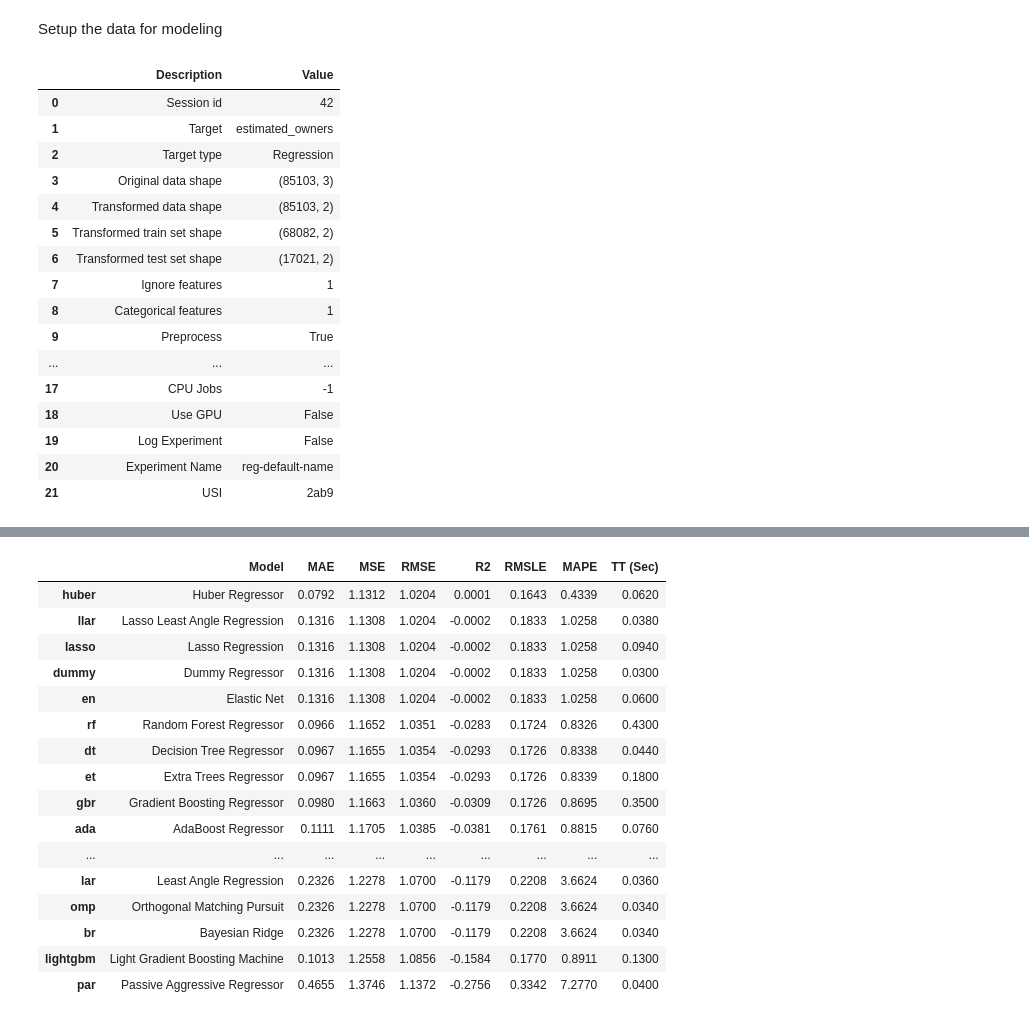
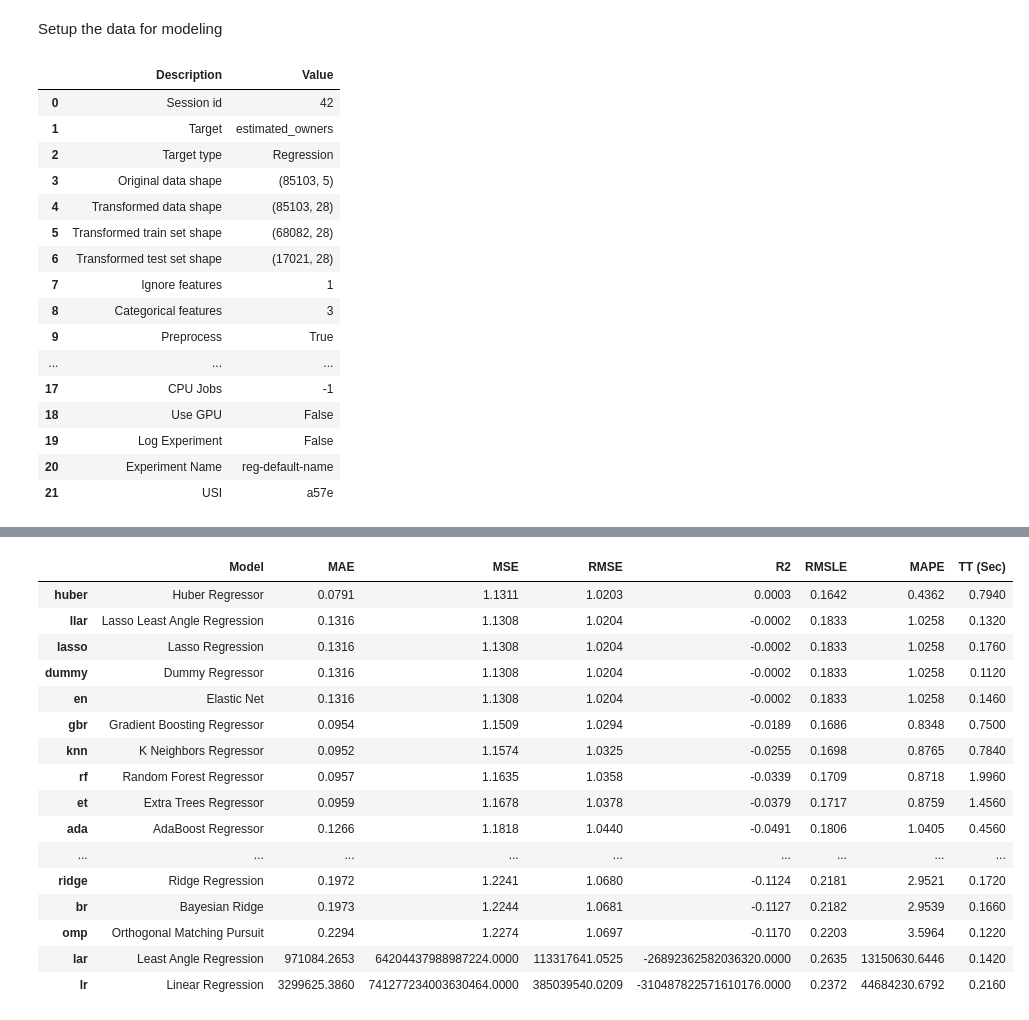
Before and after one commit to AlexOrtiz5/Games-Study, a Jupyter notebook: notebook/data_modeling.ipynb, the cells around one changed output, grey strips where cells are left out. Saved outputs shown, nothing was run; the diff lists cells and outputs as text; code cells hidden in the pictures.

```diff
--- a/notebook/data_modeling.ipynb
+++ b/notebook/data_modeling.ipynb
@@ -1000,12 +992,26 @@ category_df
 85103 rows × 4 columns
 # %% [markdown]
 Normalize the dataset
+# %%
+# Create a function to count the number of categories and genres
+def count_categories_genres(row):
+    # Split the 'categories' and 'genres' strings into lists
+    categories_list = row['categories'].split(',') if not pd.isnull(row['categories']) else []
+    genres_list = row['genres'].split(',') if not pd.isnull(row['genres']) else []
+
+    # Count the number of unique categories and genres
+    num_categories = len(set(categories_list))
+    num_genres = len(set(genres_list))
+
+    # Return the total count
+    return num_categories + num_genres
 # %%
-# # Download NLTK stopwords data
-# nltk.download('stopwords')
+# Apply the function to create the new column
+category_df['num_categories_genres'] = category_df.apply(count_categories_genres, axis=1)
+category_df
 
 # Columns to convert to lists
-columns_to_convert = [ 'categories', 'genres']
+columns_to_convert = ['categories', 'genres']
 
 # Fill NaN values with an empty string
 category_df[columns_to_convert] = category_df[columns_to_convert].fillna('')
@@ -1019,13 +1025,5 @@ category_df[numerical_columns] = scaler.fit_transform(category_df[numerical_colu
 categorical_columns = category_df.select_dtypes(include=['bool']).columns.difference(['appid'])
 category_df = pd.get_dummies(category_df, columns=categorical_columns, drop_first=True)
 
-category_df.drop(columns='genres', inplace=True)
-
-# # Use CountVectorizer to convert text columns to bag-of-words representation
-# count_vectorizer = CountVectorizer(stop_words=stopwords.words('english'))  # Use English stopwords
-# for column in columns_to_convert:
-#     column_bow = count_vectorizer.fit_transform(category_df[column])
-#     category_df = pd.concat([category_df, pd.DataFrame(column_bow.toarray(), columns=count_vectorizer.get_feature_names_out([column]))], axis=1)
-
 category_df
 # %% [output]
@@ -1047,57 +1045,54 @@ Setup the data for modeling
 # %%
 # Initialize PyCaret setup
 reg_setup = setup(
     data=category_df,
     target='estimated_owners',
     train_size=0.8,
     session_id=42,
     numeric_features=[],  # Specify numeric features if needed
-    categorical_features=['categories'],  # Specify categorical features
+    categorical_features=['categories', 'genres','num_categories_genres'],  # Specify categorical features
     ignore_features=['appid'],  # Specify features to ignore
-    fold=5,  # Specify the number of folds for cross-validation
-    # normalize=True,
-    # transformation=True,
-    # transform_target=True
+    fold=5
 )
 
 # Compare different regression models
 reg_models = compare_models()
 # %% [output]
 |  | Description | Value |
 | 0 | Session id | 42 |
 | 1 | Target | estimated_owners |
 | 2 | Target type | Regression |
-| 3 | Original data shape | (85103, 3) |
-| 4 | Transformed data shape | (85103, 2) |
-| 5 | Transformed train set shape | (68082, 2) |
-| 6 | Transformed test set shape | (17021, 2) |
+| 3 | Original data shape | (85103, 5) |
+| 4 | Transformed data shape | (85103, 28) |
+| 5 | Transformed train set shape | (68082, 28) |
+| 6 | Transformed test set shape | (17021, 28) |
 | 7 | Ignore features | 1 |
-| 8 | Categorical features | 1 |
+| 8 | Categorical features | 3 |
 | 9 | Preprocess | True |
 | ... | ... | ... |
 | 17 | CPU Jobs | -1 |
 | 18 | Use GPU | False |
 | 19 | Log Experiment | False |
 | 20 | Experiment Name | reg-default-name |
-| 21 | USI | 2ab9 |
+| 21 | USI | a57e |
 [interactive output not drawn]
 |  | Model | MAE | MSE | RMSE | R2 | RMSLE | MAPE | TT (Sec) |
-| huber | Huber Regressor | 0.0792 | 1.1312 | 1.0204 | 0.0001 | 0.1643 | 0.4339 | 0.0620 |
-| llar | Lasso Least Angle Regression | 0.1316 | 1.1308 | 1.0204 | -0.0002 | 0.1833 | 1.0258 | 0.0380 |
-| lasso | Lasso Regression | 0.1316 | 1.1308 | 1.0204 | -0.0002 | 0.1833 | 1.0258 | 0.0940 |
-| dummy | Dummy Regressor | 0.1316 | 1.1308 | 1.0204 | -0.0002 | 0.1833 | 1.0258 | 0.0300 |
-| en | Elastic Net | 0.1316 | 1.1308 | 1.0204 | -0.0002 | 0.1833 | 1.0258 | 0.0600 |
-| rf | Random Forest Regressor | 0.0966 | 1.1652 | 1.0351 | -0.0283 | 0.1724 | 0.8326 | 0.4300 |
-| dt | Decision Tree Regressor | 0.0967 | 1.1655 | 1.0354 | -0.0293 | 0.1726 | 0.8338 | 0.0440 |
-| et | Extra Trees Regressor | 0.0967 | 1.1655 | 1.0354 | -0.0293 | 0.1726 | 0.8339 | 0.1800 |
-| gbr | Gradient Boosting Regressor | 0.0980 | 1.1663 | 1.0360 | -0.0309 | 0.1726 | 0.8695 | 0.3500 |
-| ada | AdaBoost Regressor | 0.1111 | 1.1705 | 1.0385 | -0.0381 | 0.1761 | 0.8815 | 0.0760 |
+| huber | Huber Regressor | 0.0791 | 1.1311 | 1.0203 | 0.0003 | 0.1642 | 0.4362 | 0.7940 |
+| llar | Lasso Least Angle Regression | 0.1316 | 1.1308 | 1.0204 | -0.0002 | 0.1833 | 1.0258 | 0.1320 |
+| lasso | Lasso Regression | 0.1316 | 1.1308 | 1.0204 | -0.0002 | 0.1833 | 1.0258 | 0.1760 |
+| dummy | Dummy Regressor | 0.1316 | 1.1308 | 1.0204 | -0.0002 | 0.1833 | 1.0258 | 0.1120 |
+| en | Elastic Net | 0.1316 | 1.1308 | 1.0204 | -0.0002 | 0.1833 | 1.0258 | 0.1460 |
+| gbr | Gradient Boosting Regressor | 0.0954 | 1.1509 | 1.0294 | -0.0189 | 0.1686 | 0.8348 | 0.7500 |
+| knn | K Neighbors Regressor | 0.0952 | 1.1574 | 1.0325 | -0.0255 | 0.1698 | 0.8765 | 0.7840 |
+| rf | Random Forest Regressor | 0.0957 | 1.1635 | 1.0358 | -0.0339 | 0.1709 | 0.8718 | 1.9960 |
+| et | Extra Trees Regressor | 0.0959 | 1.1678 | 1.0378 | -0.0379 | 0.1717 | 0.8759 | 1.4560 |
+| ada | AdaBoost Regressor | 0.1266 | 1.1818 | 1.0440 | -0.0491 | 0.1806 | 1.0405 | 0.4560 |
 | ... | ... | ... | ... | ... | ... | ... | ... | ... |
-| lar | Least Angle Regression | 0.2326 | 1.2278 | 1.0700 | -0.1179 | 0.2208 | 3.6624 | 0.0360 |
-| omp | Orthogonal Matching Pursuit | 0.2326 | 1.2278 | 1.0700 | -0.1179 | 0.2208 | 3.6624 | 0.0340 |
-| br | Bayesian Ridge | 0.2326 | 1.2278 | 1.0700 | -0.1179 | 0.2208 | 3.6624 | 0.0340 |
-| lightgbm | Light Gradient Boosting Machine | 0.1013 | 1.2558 | 1.0856 | -0.1584 | 0.1770 | 0.8911 | 0.1300 |
-| par | Passive Aggressive Regressor | 0.4655 | 1.3746 | 1.1372 | -0.2756 | 0.3342 | 7.2770 | 0.0400 |
+| ridge | Ridge Regression | 0.1972 | 1.2241 | 1.0680 | -0.1124 | 0.2181 | 2.9521 | 0.1720 |
+| br | Bayesian Ridge | 0.1973 | 1.2244 | 1.0681 | -0.1127 | 0.2182 | 2.9539 | 0.1660 |
+| omp | Orthogonal Matching Pursuit | 0.2294 | 1.2274 | 1.0697 | -0.1170 | 0.2203 | 3.5964 | 0.1220 |
+| lar | Least Angle Regression | 971084.2653 | 64204437988987224.0000 | 113317641.0525 | -26892362582036320.0000 | 0.2635 | 13150630.6446 | 0.1420 |
+| lr | Linear Regression | 3299625.3860 | 741277234003630464.0000 | 385039540.0209 | -310487822571610176.0000 | 0.2372 | 44684230.6792 | 0.2160 |
 [interactive output not drawn]
 # %%
 # Create a Huber Regressor model
```
Also changed, not shown: parts of 11 cells of this notebook.
